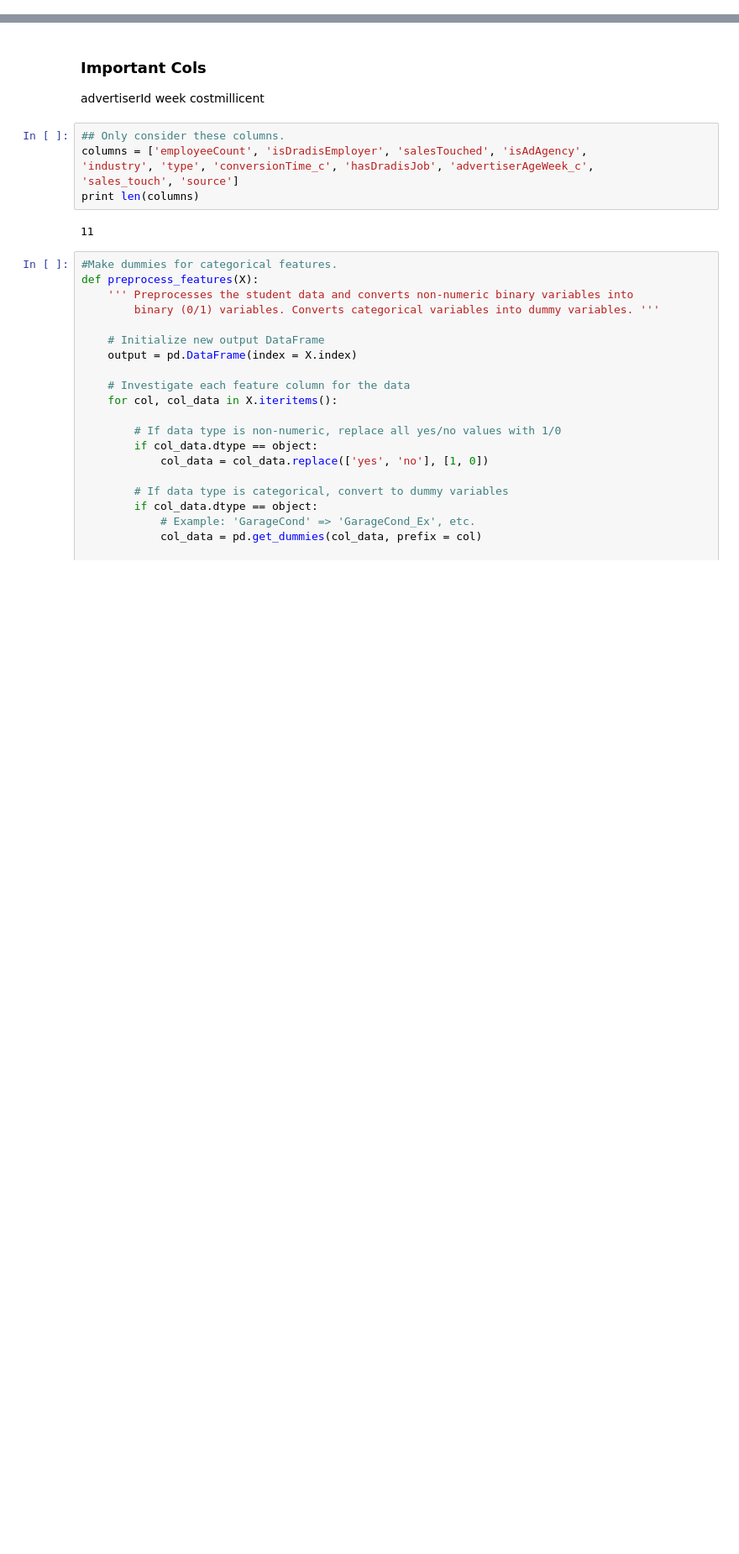
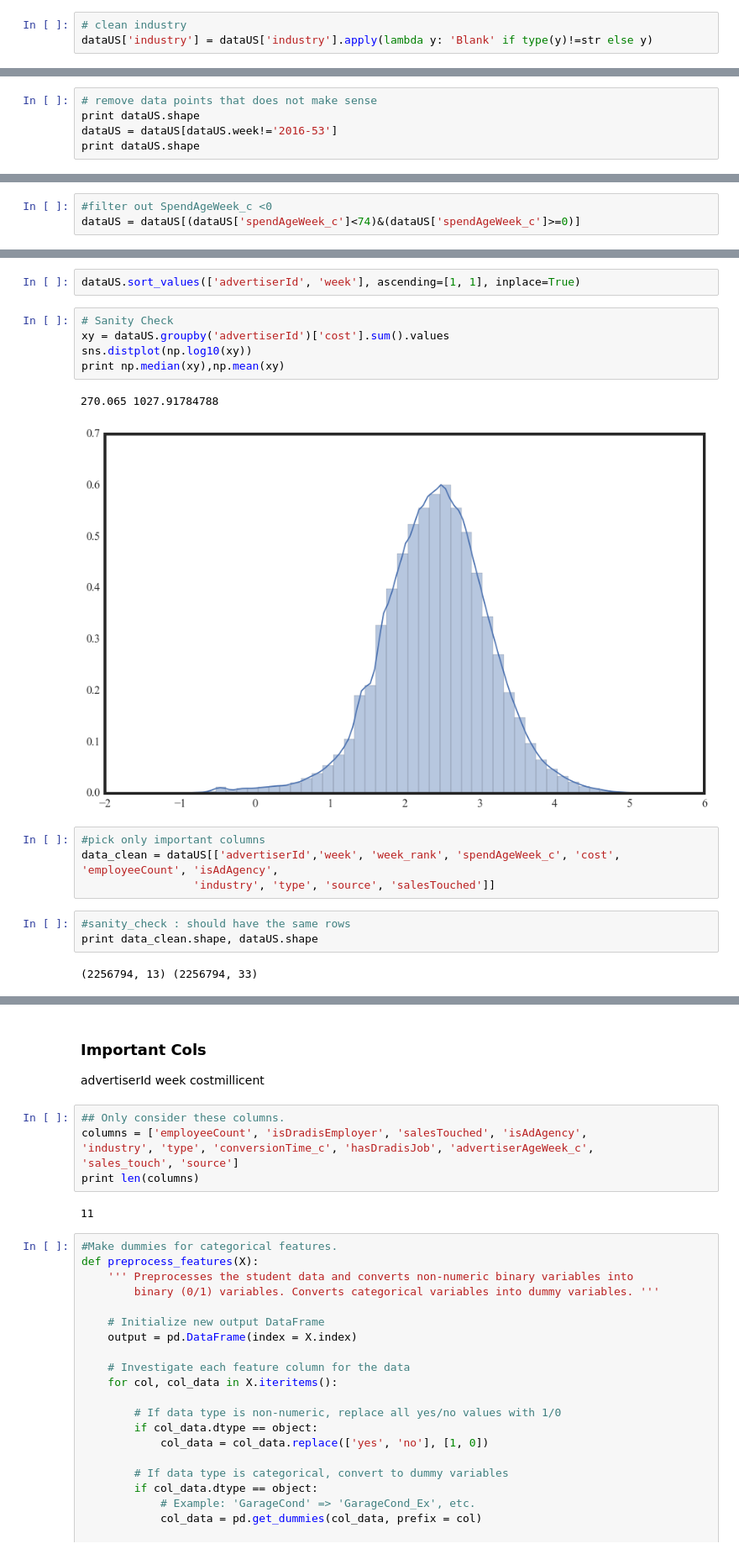
Before and after one commit to gmsardane/employer-ltv, a Jupyter notebook: ltv-calculation.ipynb, the cells around one changed output, grey strips where cells are left out. Shown: that part at 84% size. Drawn from its saved outputs; the diff is of its cells as text; blank space fills up the shorter version.

Commit message:
new clean data

```diff
--- a/ltv-calculation.ipynb
+++ b/ltv-calculation.ipynb
@@ -56,0 +78,3 @@ dataUS['costmillicent'] = dataUS.costmillicent/1e5
+# %%
+# clean industry
+dataUS['industry'] = dataUS['industry'].apply(lambda y: 'Blank' if type(y)!=str else y)
@@ -56,0 +92,5 @@ dataUS['costmillicent'] = dataUS.costmillicent/1e5
+# %%
+# remove data points that does not make sense
+print dataUS.shape
+dataUS = dataUS[dataUS.week!='2016-53']
+print dataUS.shape
@@ -56,0 +112,3 @@ dataUS['costmillicent'] = dataUS.costmillicent/1e5
+# %%
+#filter out SpendAgeWeek_c <0
+dataUS = dataUS[(dataUS['spendAgeWeek_c']<74)&(dataUS['spendAgeWeek_c']>=0)]
@@ -68 +138,20 @@ Index([u'advertiserId', u'isDradisEmployer', u'salesTouched', u'week',
       dtype='object')
+# %%
+dataUS.sort_values(['advertiserId', 'week'], ascending=[1, 1], inplace=True)
+# %%
+# Sanity Check
+xy = dataUS.groupby('advertiserId')['cost'].sum().values
+sns.distplot(np.log10(xy))
+print np.median(xy),np.mean(xy)
+# %% [output]
+270.065 1027.91784788
+[figure, added]
+# %%
+#pick only important columns
+data_clean = dataUS[['advertiserId','week', 'week_rank', 'spendAgeWeek_c', 'cost', 'employeeCount', 'isAdAgency',
+                 'industry', 'type', 'source', 'salesTouched']]
+# %%
+#sanity_check : should have the same rows
+print data_clean.shape, dataUS.shape
+# %% [output]
+(2256794, 13) (2256794, 33)
```
Also changed, not shown: parts of 39 cells of this notebook.
